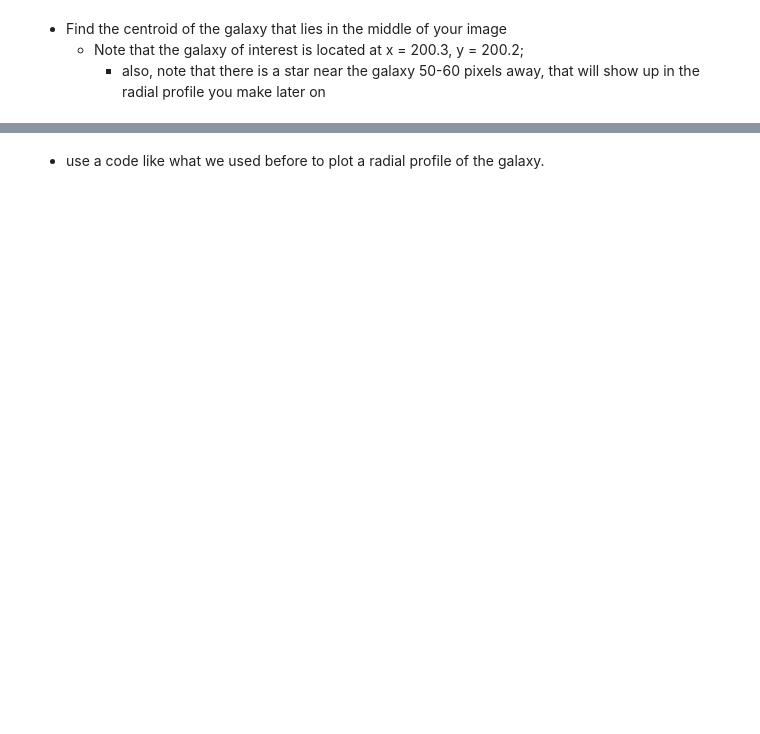
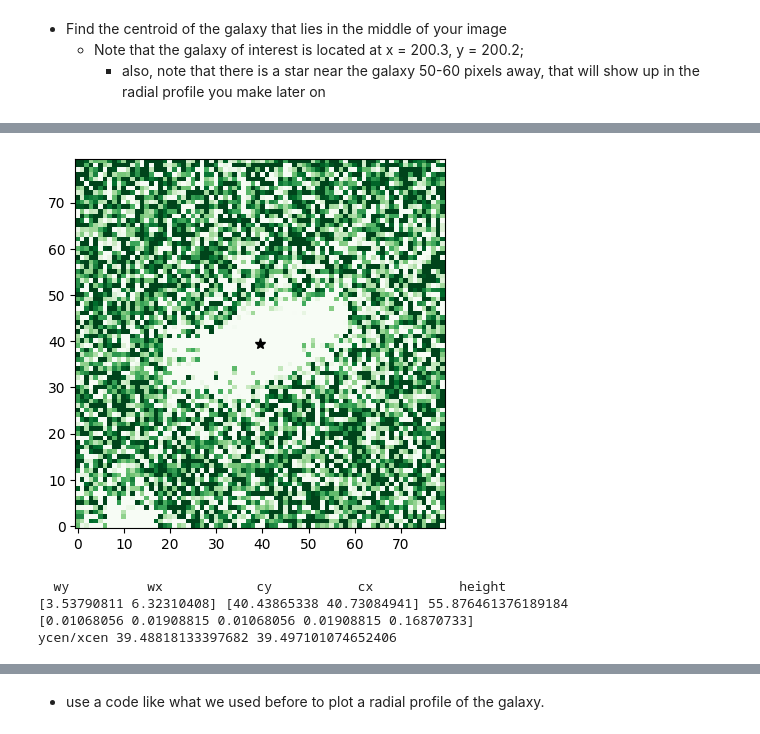
Before and after one commit to amedina695/lectures_git, a Jupyter notebook: lectures_week10/Astronomical_SNR_calculations-classroom.ipynb, the cells around one changed output, grey strips where cells are left out. Drawn from its saved outputs; the diff is of its cells as text; code cells hidden in the pictures; blank space fills up the shorter version.

Commit message:
hw9_first

```diff
--- a/lectures_week10/Astronomical_SNR_calculations-classroom.ipynb
+++ b/lectures_week10/Astronomical_SNR_calculations-classroom.ipynb
@@ -246,0 +280,25 @@ SNR assuming noise dominated 444
+# %%
+#get the center of the centroid first:
+xgal1, ygal1 = centroid_com( cleangal )
+
+#and visualize it:
+plt.imshow( cleangal, vmin=qm-0.5*qs, vmax=qm+0.5*qs,  cmap='Greens_r' , origin='lower')
+dm = plt.plot( xgal1, ygal1, marker = '*', color = 'black', markersize = 8)
+# %% [output]
+[figure, added]
+# %%
+#first hard fit of the Gaussian as before to test vs centroid center:
+seewidth = 2
+guess = ((seewidth, seewidth), (ygal1, xgal1), cleangal.max())
+(fw, fc, fh, fe) = g.fitgaussian(cleangal - np.median( cleangal ), guess=guess)
+print("  wy          wx            cy           cx           height")
+print(fw, fc, fh)
+print(fe)
+
+#compare with:
+print( 'ycen/xcen', ygal1, xgal1 )
+# %% [output]
+  wy          wx            cy           cx           height
+[3.53790811 6.32310408] [40.43865338 40.73084941] 55.876461376189184
+[0.01068056 0.01908815 0.01068056 0.01908815 0.16870733]
+ycen/xcen 39.48818133397682 39.497101074652406
```
Also changed, not shown: parts of 21 cells of this notebook, 56 other files.
